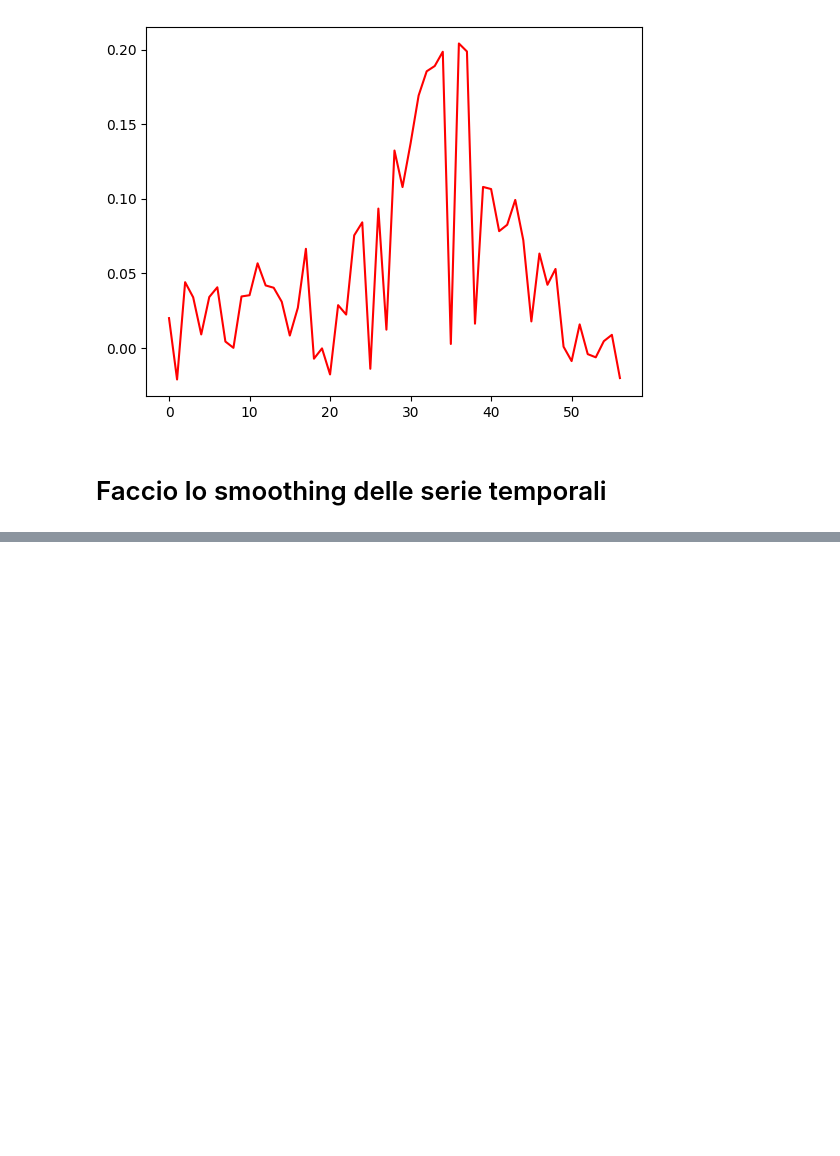
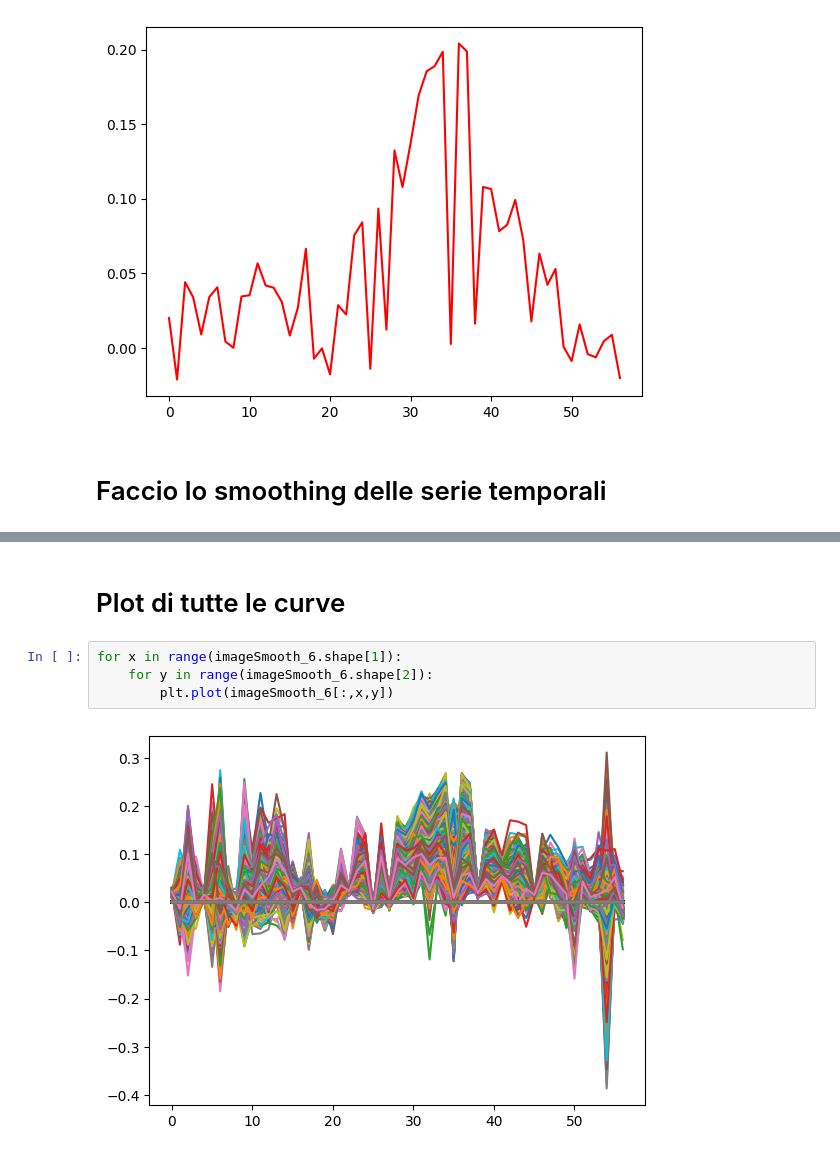
Before and after one commit to Simone-Scalella/BigDataProject, a Jupyter notebook: campi_4_6.ipynb, the cells around one changed output, grey strips where cells are left out. Cells and saved outputs as stored; diff of their text form; blank space fills up the shorter version.

```diff
--- a/campi_4_6.ipynb
+++ b/campi_4_6.ipynb
@@ -81,0 +78,8 @@ ValueError: data must not contain NaNs or Inf
+# %% [markdown]
+# Plot di tutte le curve
+# %%
+for x in range(imageSmooth_6.shape[1]):
+    for y in range(imageSmooth_6.shape[2]):
+        plt.plot(imageSmooth_6[:,x,y])
+# %% [output]
+[figure, added]
```
Also changed, not shown: parts of 6 cells of this notebook, 1 other file.
